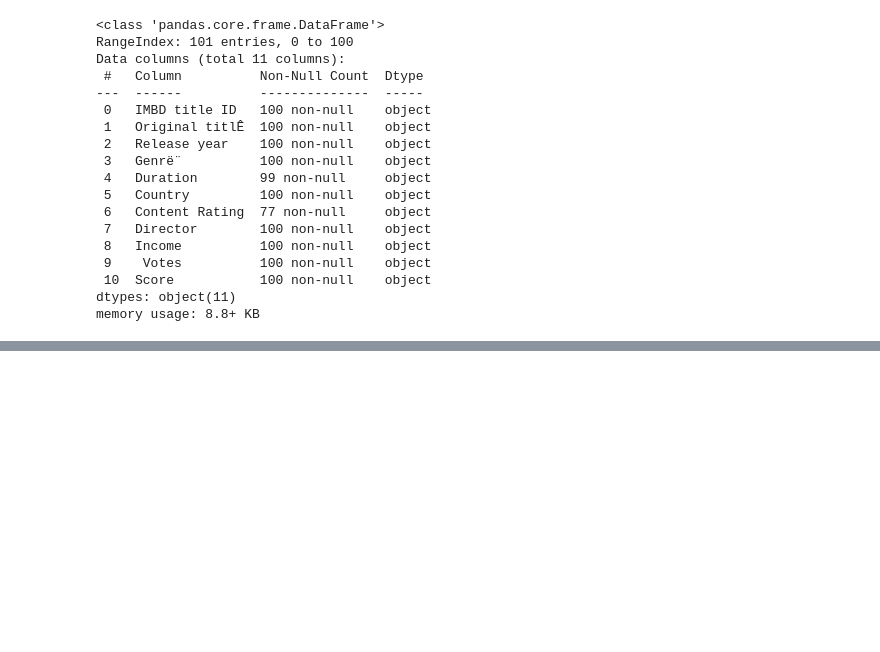
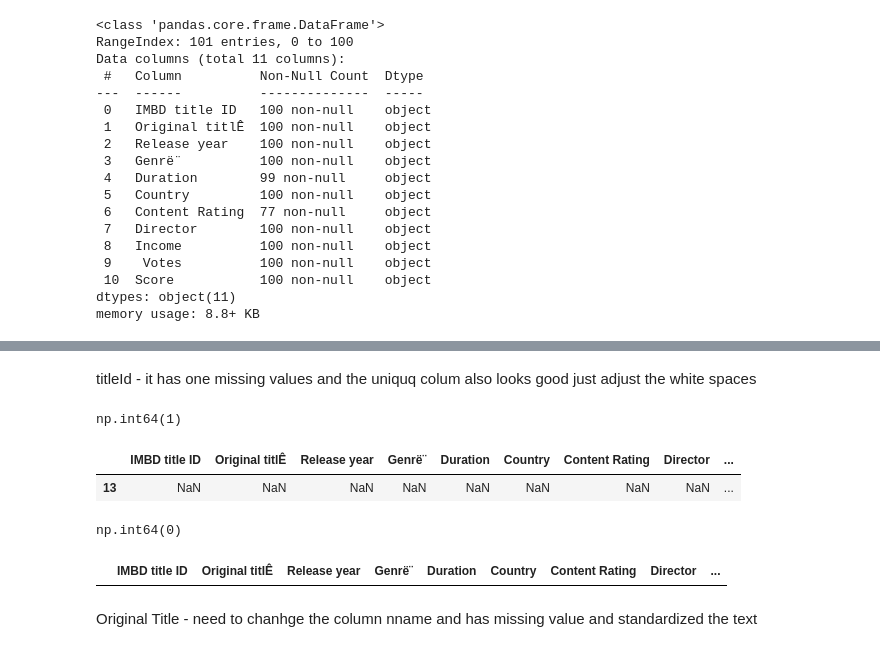
Before and after one commit to Sreesanth-e/EDA, a Jupyter notebook: IMDB/IMDB_EDA.ipynb, the cells around one changed output, grey strips where cells are left out. Saved outputs shown, nothing was run; the diff lists cells and outputs as text; code cells hidden in the pictures; blank space fills up the shorter version.

```diff
--- a/IMDB/IMDB_EDA.ipynb
+++ b/IMDB/IMDB_EDA.ipynb
@@ -139,0 +189,2 @@ data.head()
+# %%
+df = data.copy()
@@ -139,0 +200,20 @@ data.head()
+# %% [markdown]
+titleId - it has one missing values and the uniquq colum also looks good just adjust the white spaces
+# %%
+df['IMBD title ID'].isna().sum()
+# %% [output]
+np.int64(1)
+# %%
+df[df['IMBD title ID'].isna()]
+# %% [output]
+|  | IMBD title ID | Original titlÊ | Release year | Genrë¨ | Duration | Country | Content Rating | Director | ... |
+| 13 | NaN | NaN | NaN | NaN | NaN | NaN | NaN | NaN | ... |
+# %%
+df = df.dropna(subset='IMBD title ID')
+df['IMBD title ID'].isna().sum()
+# %% [output]
+np.int64(0)
+# %%
+df[df['IMBD title ID'].isna()]
+# %% [output]
+|  | IMBD title ID | Original titlÊ | Release year | Genrë¨ | Duration | Country | Content Rating | Director | ... |
@@ -139,0 +222,2 @@ data.head()
+# %% [markdown]
+Original Title - need to chanhge the column nname and has missing value and standardized the text
```
Also changed, not shown: parts of 6 cells of this notebook.
